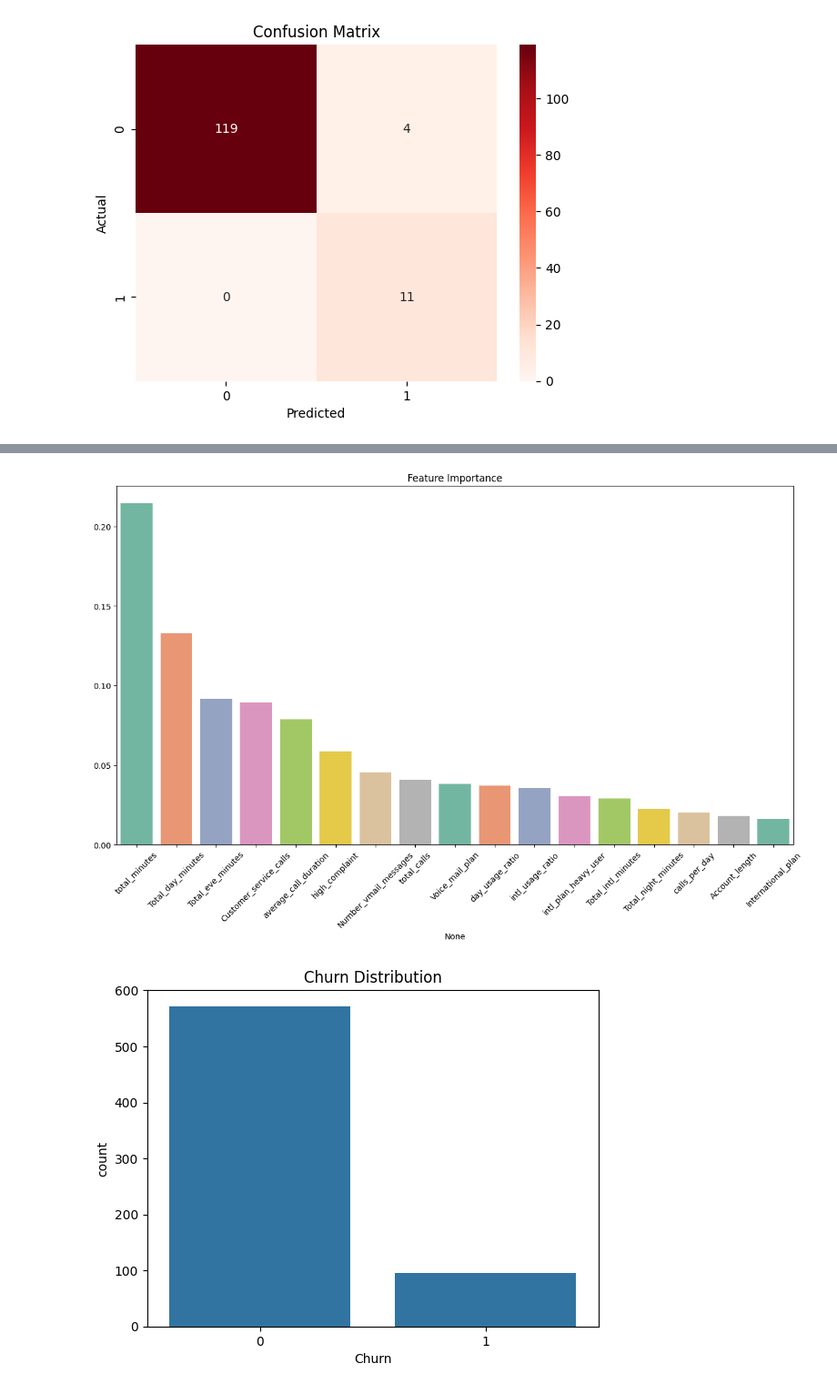
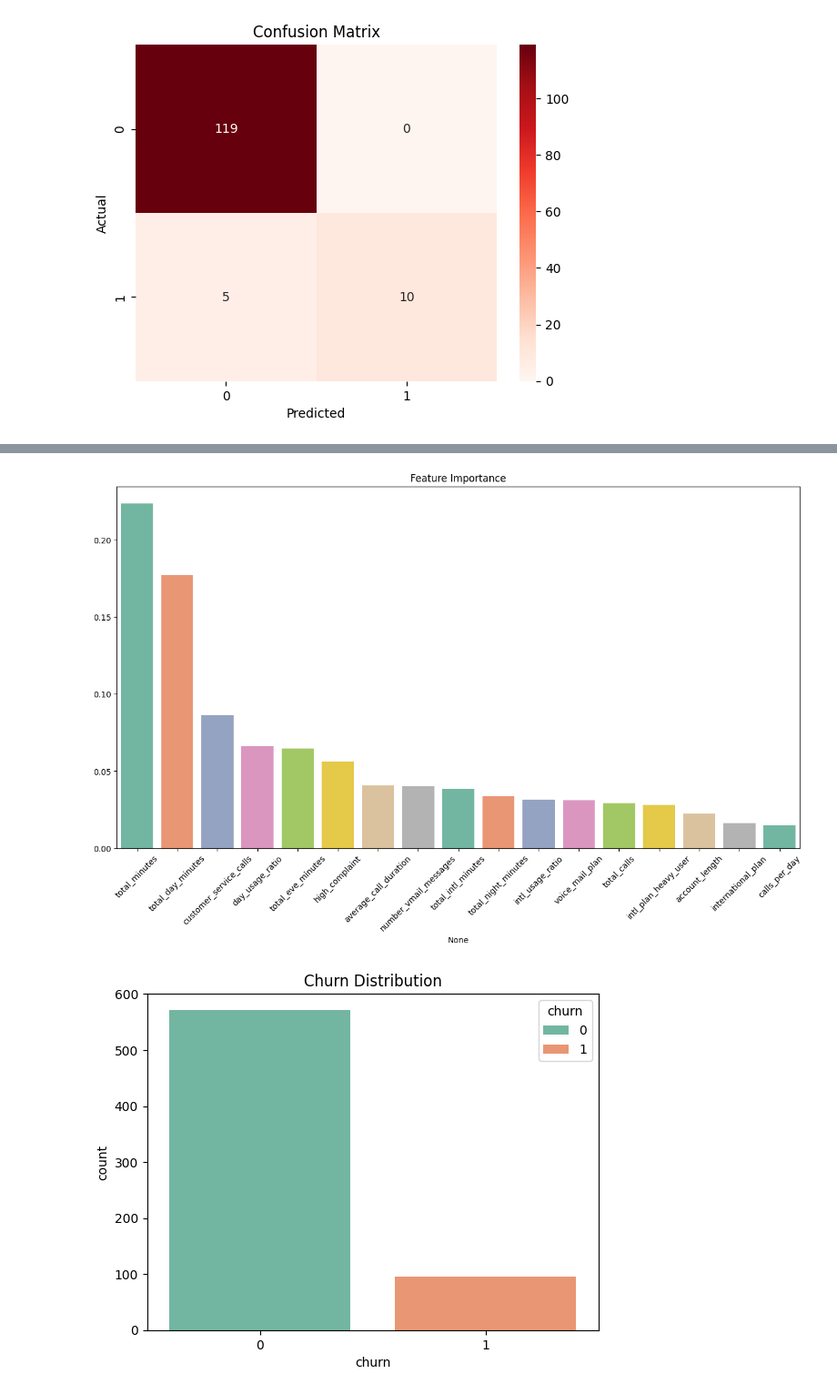
Before and after one commit to Isha-Chaudhary48/Customer-Churn-Prediction, a Jupyter notebook: Customer_Churn_prediction.ipynb, the cells around one changed output, grey strips where cells are left out. Shown at 91% size. Cells and saved outputs as stored; diff of their text form; code cells hidden in the pictures.

```diff
--- a/Customer_Churn_prediction.ipynb
+++ b/Customer_Churn_prediction.ipynb
@@ -91,5 +145,5 @@ dtype: int64
 # %%
 df['total_minutes'] = (df['Total day minutes']
-                      +df['Total eve charge'] +
-                      df['Total night charge']+
+                      +df['Total eve minutes'] +
+                      df['Total night minutes']+
                       df['Total intl minutes'])
@@ -195,3 +239,5 @@ df["Voice_mail_plan"] = df["Voice_mail_plan"].map({"Yes":1, "No":0})
+# %%
+df.columns = df.columns.str.lower()
 # %%
 df.head(20)
 # %% [output]
@@ -237,3 +283,3 @@ memory usage: 93.9 KB
 # %%
-X = df.drop('Churn',axis = 1)
-y = df["Churn"]
+X = df.drop('churn',axis = 1)
+y = df["churn"]
@@ -460,10 +547,10 @@ plt.xticks(rotation=45)
 plt.title("Feature Importance")
 plt.show()
 # %% [output]
-[figure, old version]
+[figure, new version]
 # %%
-sns.countplot(x=y)
+sns.countplot(x=y,hue=y,palette='Set2')
 plt.title("Churn Distribution")
 plt.show()
 # %% [output]
-[figure, old version]
+[figure, new version]
```
Also changed, not shown: parts of 110 cells of this notebook.
